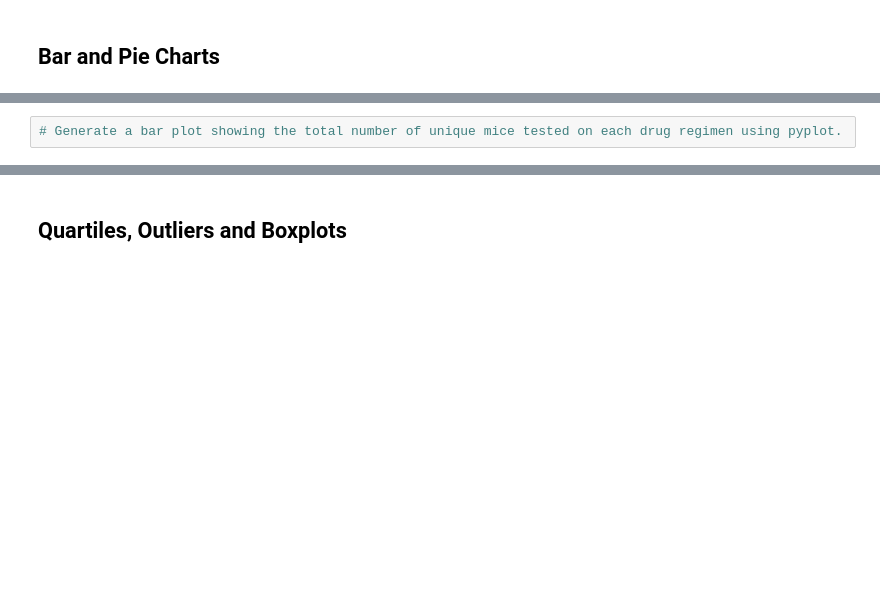
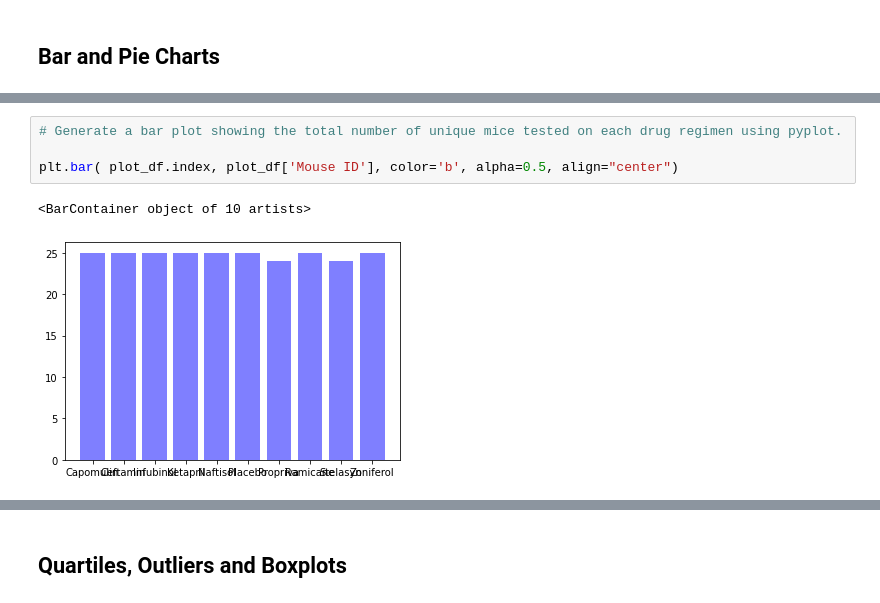
Before and after one commit to eerofeeva/05_matplotlib_challenge, a Jupyter notebook: Pymaceuticals/pymaceuticals_starter.ipynb, the cells around one changed output, grey strips where cells are left out. Cells and saved outputs as stored; diff of their text form; blank space fills up the shorter version.

```diff
--- a/Pymaceuticals/pymaceuticals_starter.ipynb
+++ b/Pymaceuticals/pymaceuticals_starter.ipynb
@@ -145,2 +153,7 @@ Zoniferol     53.236507  51.818479  48.533355  6.966589  0.516398
 # %%
 # Generate a bar plot showing the total number of unique mice tested on each drug regimen using pyplot.
+
+plt.bar( plot_df.index, plot_df['Mouse ID'], color='b', alpha=0.5, align="center")
+# %% [output]
+<BarContainer object of 10 artists>
+[figure, added]
```
Also changed, not shown: parts of 5 cells of this notebook.
